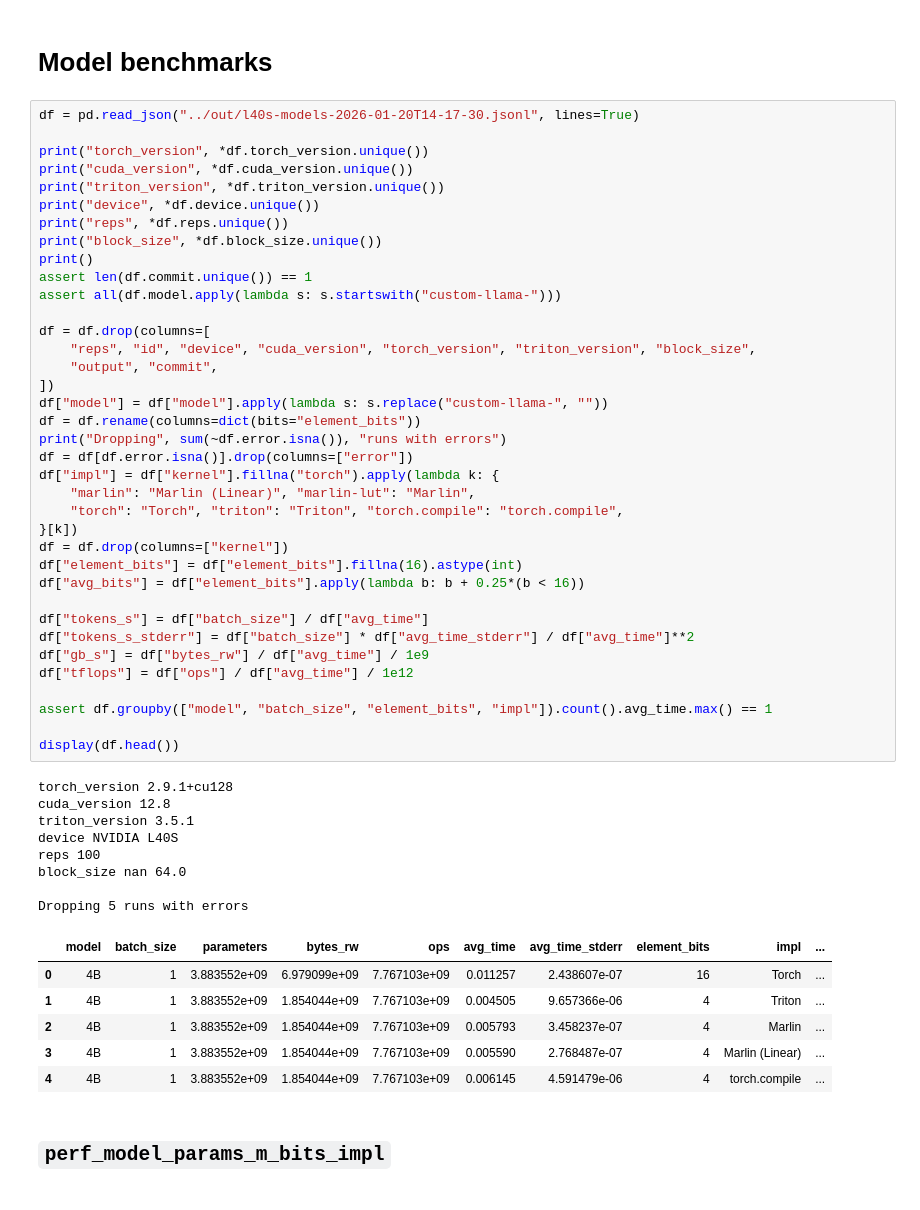
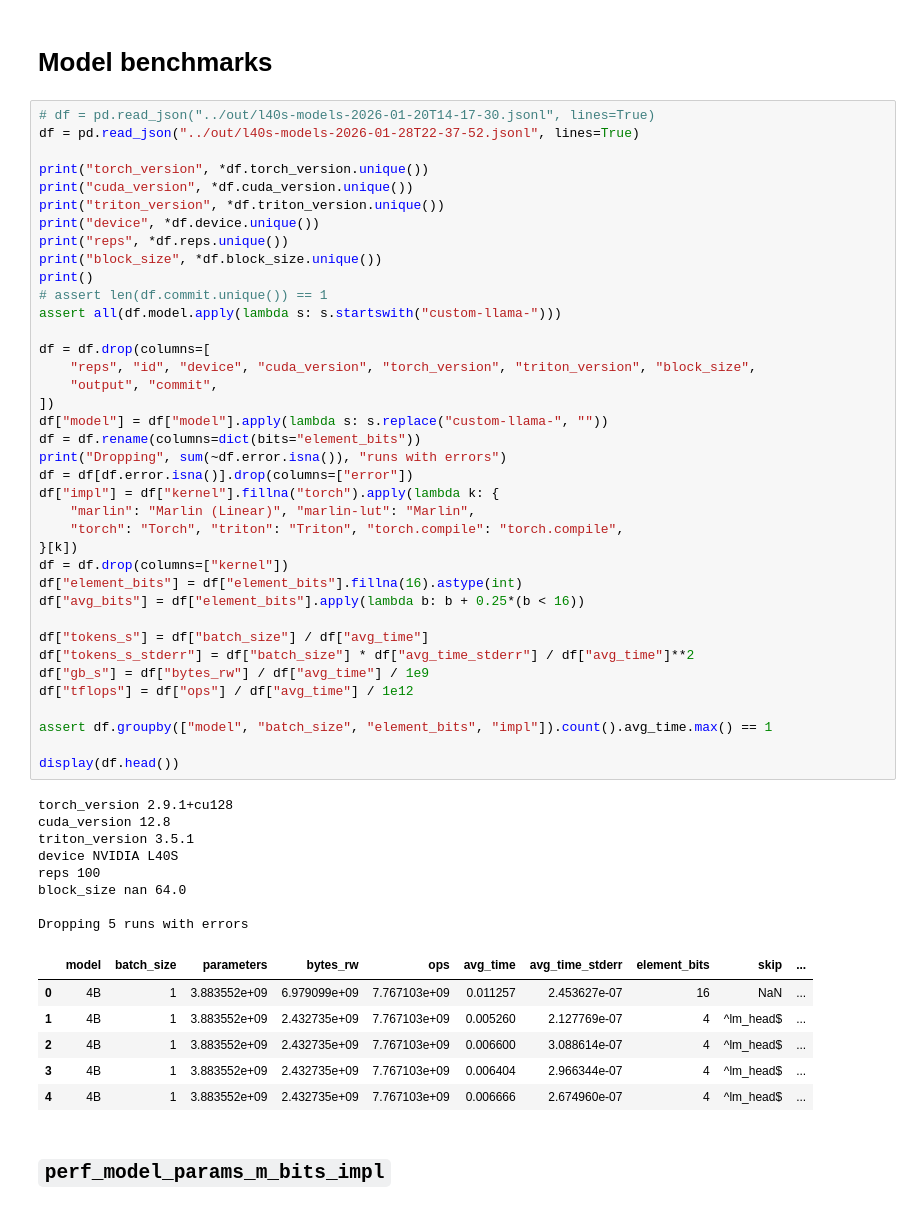
Before and after one commit to graphcore-research/fused-dequantisation-kernels, a Jupyter notebook: notebooks/2025-01-paper.ipynb, the cells around one changed output. Saved outputs shown, nothing was run; the diff lists cells and outputs as text.

```diff
--- a/notebooks/2025-01-paper.ipynb
+++ b/notebooks/2025-01-paper.ipynb
@@ -271,7 +271,8 @@ remote: Updating references: 100% (1/1)
 # %% [markdown]
 # Model benchmarks
 # %%
-df = pd.read_json("../out/l40s-models-2026-01-20T14-17-30.jsonl", lines=True)
+# df = pd.read_json("../out/l40s-models-2026-01-20T14-17-30.jsonl", lines=True)
+df = pd.read_json("../out/l40s-models-2026-01-28T22-37-52.jsonl", lines=True)
 
 print("torch_version", *df.torch_version.unique())
 print("cuda_version", *df.cuda_version.unique())
@@ -280,7 +281,7 @@ print("device", *df.device.unique())
 print("reps", *df.reps.unique())
 print("block_size", *df.block_size.unique())
 print()
-assert len(df.commit.unique()) == 1
+# assert len(df.commit.unique()) == 1
 assert all(df.model.apply(lambda s: s.startswith("custom-llama-")))
 
 df = df.drop(columns=[
@@ -289,39 +290,39 @@ df = df.drop(columns=[
 ])
 df["model"] = df["model"].apply(lambda s: s.replace("custom-llama-", ""))
 df = df.rename(columns=dict(bits="element_bits"))
 print("Dropping", sum(~df.error.isna()), "runs with errors")
 df = df[df.error.isna()].drop(columns=["error"])
 df["impl"] = df["kernel"].fillna("torch").apply(lambda k: {
     "marlin": "Marlin (Linear)", "marlin-lut": "Marlin",
     "torch": "Torch", "triton": "Triton", "torch.compile": "torch.compile",
 }[k])
 df = df.drop(columns=["kernel"])
 df["element_bits"] = df["element_bits"].fillna(16).astype(int)
 df["avg_bits"] = df["element_bits"].apply(lambda b: b + 0.25*(b < 16))
 
 df["tokens_s"] = df["batch_size"] / df["avg_time"]
 df["tokens_s_stderr"] = df["batch_size"] * df["avg_time_stderr"] / df["avg_time"]**2
 df["gb_s"] = df["bytes_rw"] / df["avg_time"] / 1e9
 df["tflops"] = df["ops"] / df["avg_time"] / 1e12
 
 assert df.groupby(["model", "batch_size", "element_bits", "impl"]).count().avg_time.max() == 1
 
 display(df.head())
 # %% [output]
 torch_version 2.9.1+cu128
 cuda_version 12.8
 triton_version 3.5.1
 device NVIDIA L40S
 reps 100
 block_size nan 64.0
 
 Dropping 5 runs with errors
-|  | model | batch_size | parameters | bytes_rw | ops | avg_time | avg_time_stderr | element_bits | impl | ... |
-| 0 | 4B | 1 | 3.883552e+09 | 6.979099e+09 | 7.767103e+09 | 0.011257 | 2.438607e-07 | 16 | Torch | ... |
-| 1 | 4B | 1 | 3.883552e+09 | 1.854044e+09 | 7.767103e+09 | 0.004505 | 9.657366e-06 | 4 | Triton | ... |
-| 2 | 4B | 1 | 3.883552e+09 | 1.854044e+09 | 7.767103e+09 | 0.005793 | 3.458237e-07 | 4 | Marlin | ... |
-| 3 | 4B | 1 | 3.883552e+09 | 1.854044e+09 | 7.767103e+09 | 0.005590 | 2.768487e-07 | 4 | Marlin (Linear) | ... |
-| 4 | 4B | 1 | 3.883552e+09 | 1.854044e+09 | 7.767103e+09 | 0.006145 | 4.591479e-06 | 4 | torch.compile | ... |
+|  | model | batch_size | parameters | bytes_rw | ops | avg_time | avg_time_stderr | element_bits | skip | ... |
+| 0 | 4B | 1 | 3.883552e+09 | 6.979099e+09 | 7.767103e+09 | 0.011257 | 2.453627e-07 | 16 | NaN | ... |
+| 1 | 4B | 1 | 3.883552e+09 | 2.432735e+09 | 7.767103e+09 | 0.005260 | 2.127769e-07 | 4 | ^lm_head$ | ... |
+| 2 | 4B | 1 | 3.883552e+09 | 2.432735e+09 | 7.767103e+09 | 0.006600 | 3.088614e-07 | 4 | ^lm_head$ | ... |
+| 3 | 4B | 1 | 3.883552e+09 | 2.432735e+09 | 7.767103e+09 | 0.006404 | 2.966344e-07 | 4 | ^lm_head$ | ... |
+| 4 | 4B | 1 | 3.883552e+09 | 2.432735e+09 | 7.767103e+09 | 0.006666 | 2.674960e-07 | 4 | ^lm_head$ | ... |
 # %% [markdown]
 ## `perf_model_params_m_bits_impl`
 # %%
```
Also changed, not shown: parts of 4 cells of this notebook, 2 other files.
